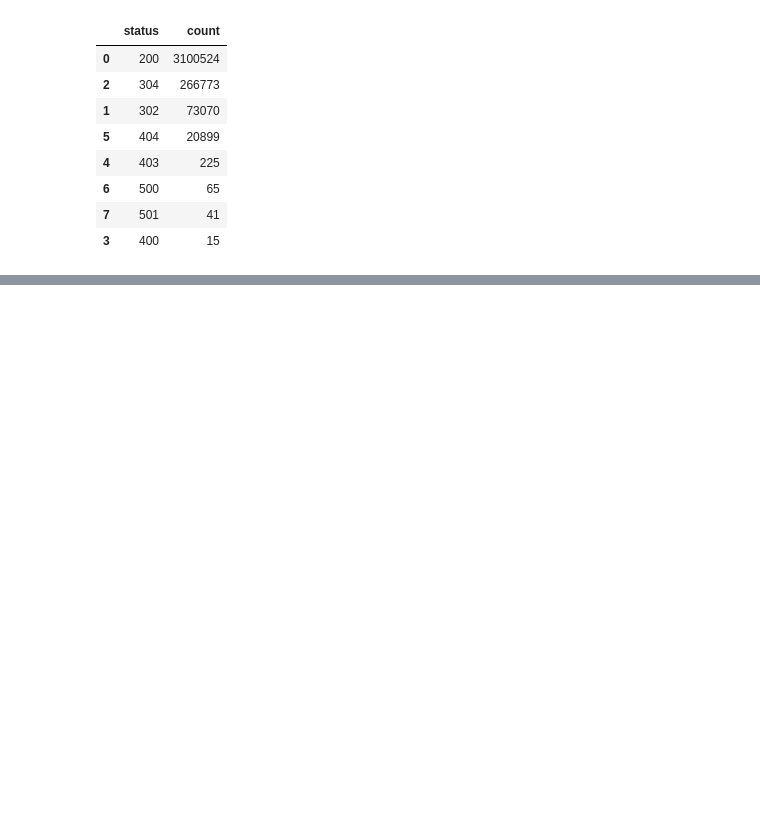
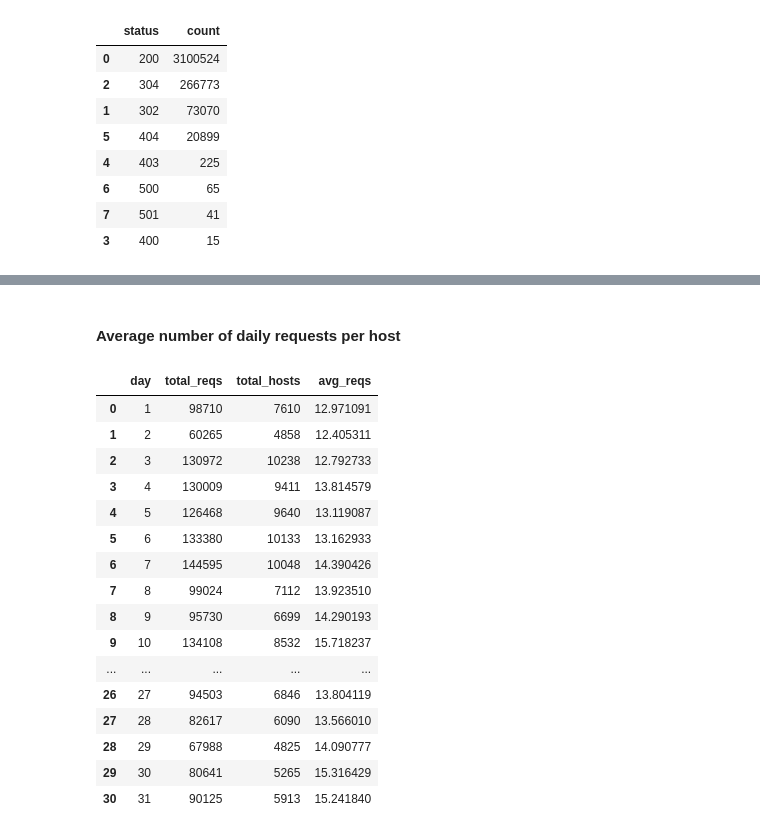
Before and after one commit to Schrrodinger/Server-Log-Analysis-with-NASA-HTTP-Dataset, a Jupyter notebook: 1.ipynb, the cells around one changed output, grey strips where cells are left out. Cells and saved outputs as stored; diff of their text form; code cells hidden in the pictures; blank space fills up the shorter version.

```diff
--- a/1.ipynb
+++ b/1.ipynb
@@ -517,0 +697,41 @@ ImportError: cannot import name 'MatplotlibDeprecationWarning' from 'matplotlib.
+# %% [markdown]
+#### Average number of daily requests per host
+# %%
+daily_hosts_df = (host_day_distinct_df
+                     .groupBy('day')
+                     .count()
+                     .select(col("day"),
+                                      col("count").alias("total_hosts")))
+
+total_daily_reqests_df = (logs_df
+                              .select(F.dayofmonth("time")
+                                          .alias("day"))
+                              .groupBy("day")
+                              .count()
+                              .select(col("day"),
+                                      col("count").alias("total_reqs")))
+
+avg_daily_reqests_per_host_df = total_daily_reqests_df.join(daily_hosts_df, 'day')
+avg_daily_reqests_per_host_df = (avg_daily_reqests_per_host_df
+                                    .withColumn('avg_reqs', col('total_reqs') / col('total_hosts'))
+                                    .sort("day"))
+avg_daily_reqests_per_host_df = avg_daily_reqests_per_host_df.toPandas()
+avg_daily_reqests_per_host_df
+# %% [output]
+|  | day | total_reqs | total_hosts | avg_reqs |
+| 0 | 1 | 98710 | 7610 | 12.971091 |
+| 1 | 2 | 60265 | 4858 | 12.405311 |
+| 2 | 3 | 130972 | 10238 | 12.792733 |
+| 3 | 4 | 130009 | 9411 | 13.814579 |
+| 4 | 5 | 126468 | 9640 | 13.119087 |
+| 5 | 6 | 133380 | 10133 | 13.162933 |
+| 6 | 7 | 144595 | 10048 | 14.390426 |
+| 7 | 8 | 99024 | 7112 | 13.923510 |
+| 8 | 9 | 95730 | 6699 | 14.290193 |
+| 9 | 10 | 134108 | 8532 | 15.718237 |
+| ... | ... | ... | ... | ... |
+| 26 | 27 | 94503 | 6846 | 13.804119 |
+| 27 | 28 | 82617 | 6090 | 13.566010 |
+| 28 | 29 | 67988 | 4825 | 14.090777 |
+| 29 | 30 | 80641 | 5265 | 15.316429 |
+| 30 | 31 | 90125 | 5913 | 15.241840 |
```
Also changed, not shown: parts of 27 cells of this notebook.
